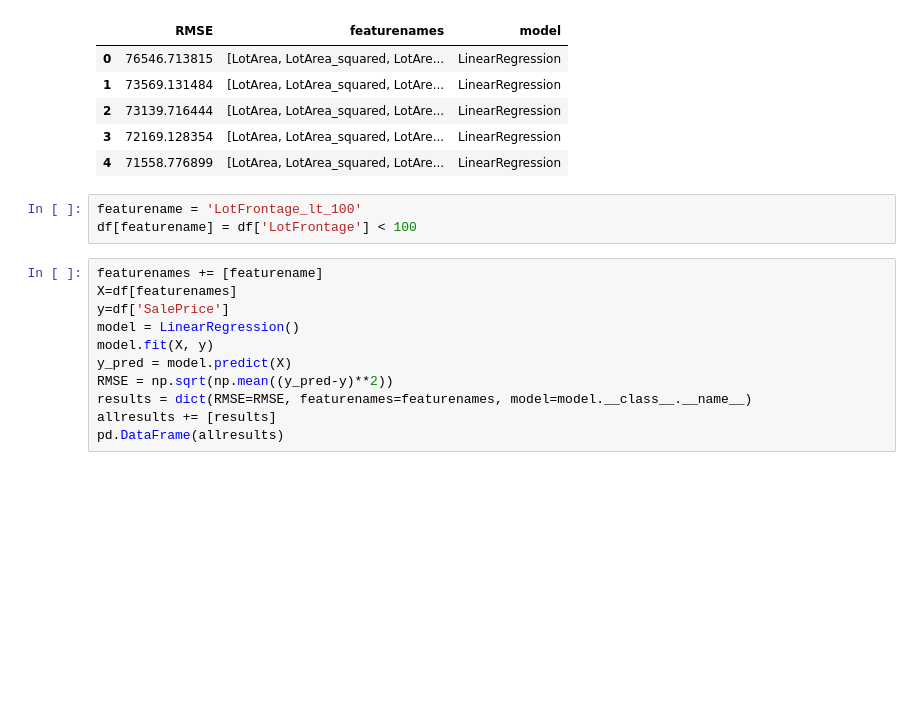
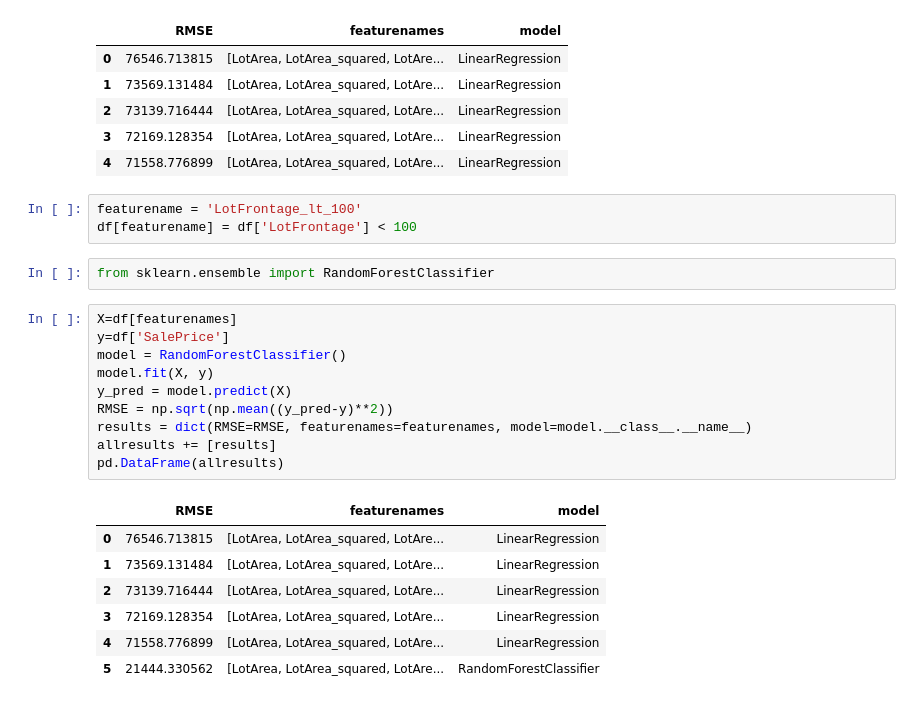
Before and after one commit to tiffanykho/Springboard, a Jupyter notebook: CapstoneTwo/notebooks/modeling.ipynb, the cells around one changed output. Saved outputs shown, nothing was run; the diff lists cells and outputs as text; blank space fills up the shorter version.

```diff
--- a/CapstoneTwo/notebooks/modeling.ipynb
+++ b/CapstoneTwo/notebooks/modeling.ipynb
@@ -269,17 +285,26 @@ pd.DataFrame(allresults)
 | 2 | 73139.716444 | [LotArea, LotArea_squared, LotAre... | LinearRegression |
 | 3 | 72169.128354 | [LotArea, LotArea_squared, LotAre... | LinearRegression |
 | 4 | 71558.776899 | [LotArea, LotArea_squared, LotAre... | LinearRegression |
-# %%
-featurename = 'LotFrontage_lt_100'
-df[featurename] = df['LotFrontage'] < 100
-# %%
-featurenames += [featurename]
-X=df[featurenames]
-y=df['SalePrice']
-model = LinearRegression()
-model.fit(X, y)
-y_pred = model.predict(X)
-RMSE = np.sqrt(np.mean((y_pred-y)**2))
-results = dict(RMSE=RMSE, featurenames=featurenames, model=model.__class__.__name__)
-allresults += [results]
-pd.DataFrame(allresults)
+# %%
+featurename = 'LotFrontage_lt_100'
+df[featurename] = df['LotFrontage'] < 100
+# %%
+from sklearn.ensemble import RandomForestClassifier
+# %%
+X=df[featurenames]
+y=df['SalePrice']
+model = RandomForestClassifier()
+model.fit(X, y)
+y_pred = model.predict(X)
+RMSE = np.sqrt(np.mean((y_pred-y)**2))
+results = dict(RMSE=RMSE, featurenames=featurenames, model=model.__class__.__name__)
+allresults += [results]
+pd.DataFrame(allresults)
+# %% [output]
+|  | RMSE | featurenames | model |
+| 0 | 76546.713815 | [LotArea, LotArea_squared, LotAre... | LinearRegression |
+| 1 | 73569.131484 | [LotArea, LotArea_squared, LotAre... | LinearRegression |
+| 2 | 73139.716444 | [LotArea, LotArea_squared, LotAre... | LinearRegression |
+| 3 | 72169.128354 | [LotArea, LotArea_squared, LotAre... | LinearRegression |
+| 4 | 71558.776899 | [LotArea, LotArea_squared, LotAre... | LinearRegression |
+| 5 | 21444.330562 | [LotArea, LotArea_squared, LotAre... | RandomForestClassifier |
```
Also changed, not shown: parts of 16 cells of this notebook.
